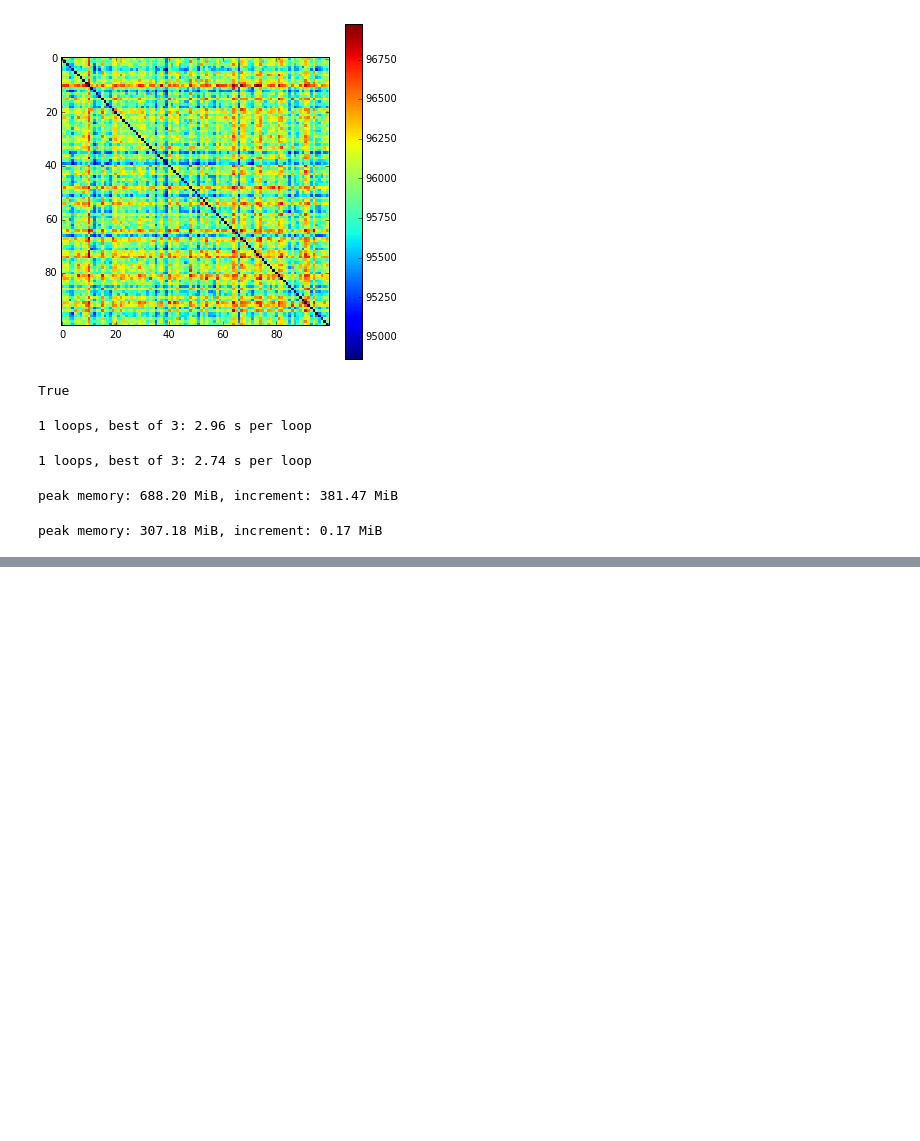
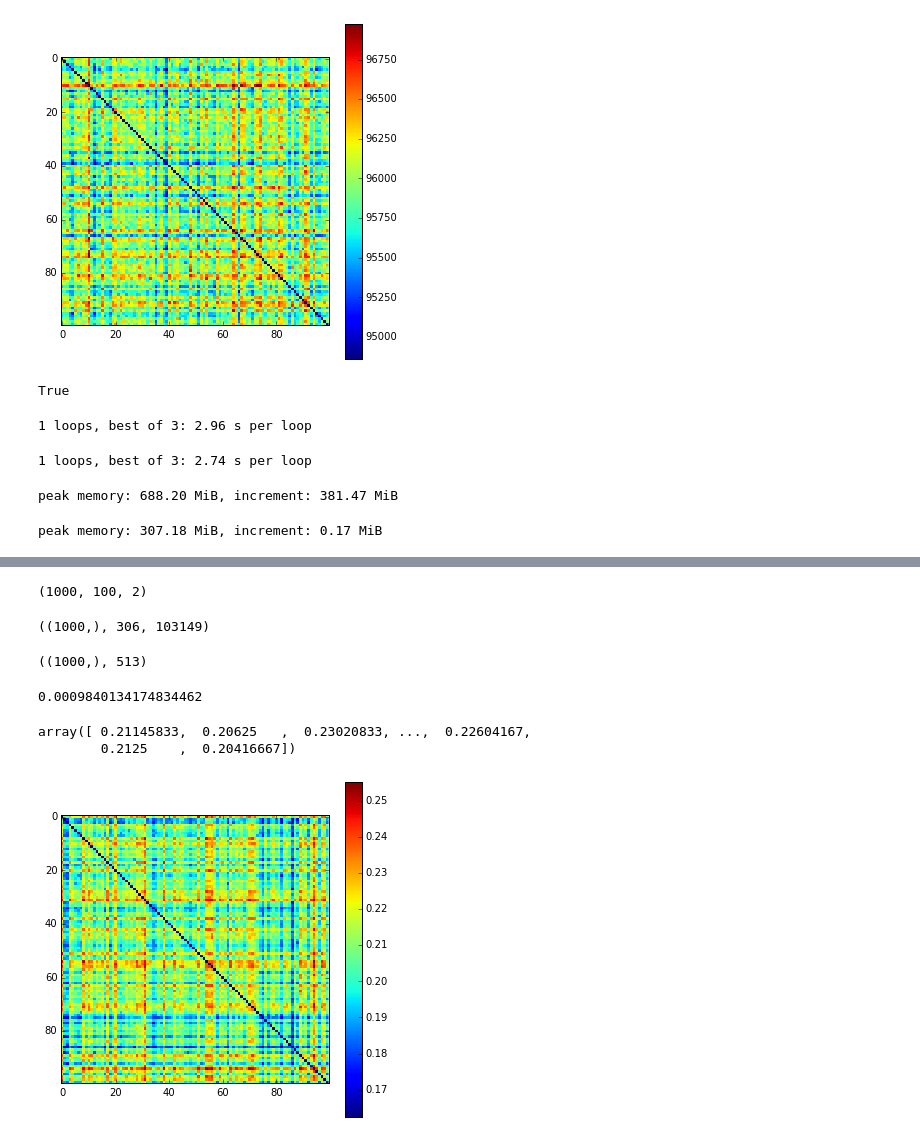
Before and after one commit to cggh/scikit-allel, a Jupyter notebook: notebooks/profiling/pairwise_distance.ipynb, the cells around one changed output, grey strips where cells are left out. Drawn from its saved outputs; the diff is of its cells as text; code cells hidden in the pictures; blank space fills up the shorter version.

Commit message:
implement pdist for arrays >2 ndim

```diff
--- a/notebooks/profiling/pairwise_distance.ipynb
+++ b/notebooks/profiling/pairwise_distance.ipynb
@@ -82,0 +119,32 @@ peak memory: 307.18 MiB, increment: 0.17 MiB
+# %%
+gac = g[:1000].to_allele_counts()
+gac.shape
+# %% [output]
+(1000, 100, 2)
+# %%
+pos = np.unique(np.random.randint(0, 1000000, size=10000))[:1000]
+pos.shape, pos.min(), pos.max()
+# %% [output]
+((1000,), 306, 103149)
+# %%
+is_accessible = np.random.randint(0, 2, size=1000).astype('b1')
+is_accessible.shape, np.count_nonzero(is_accessible)
+# %% [output]
+((1000,), 513)
+# %%
+dxy = lambda ac1, ac2: allel.stats.sequence_divergence(pos, ac1, ac2, start=1)
+# %%
+dxy(gac[:, 0], gac[:, 1])
+# %% [output]
+0.0009840134174834462
+# %%
+d3 = allel.stats.pairwise_distance(gac, dxy)
+# %%
+d3
+# %% [output]
+array([ 0.21145833,  0.20625   ,  0.23020833, ...,  0.22604167,
+        0.2125    ,  0.20416667])
+# %%
+allel.plot.pairwise_distance(d3);
+# %% [output]
+[figure, added]
```
Also changed, not shown: parts of 11 cells of this notebook, 4 other files.
